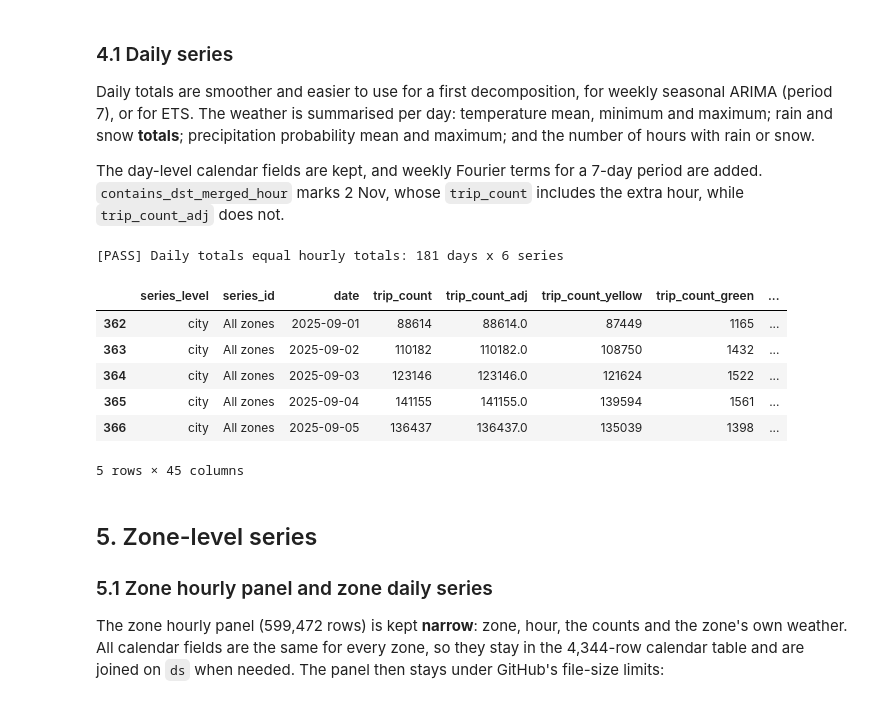
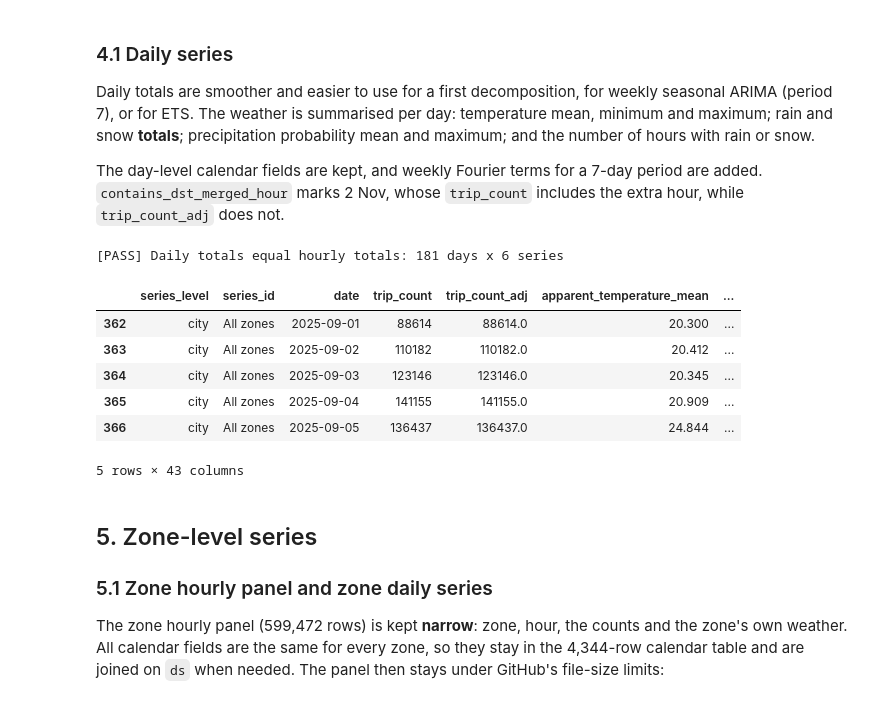
Before and after one commit to BA-CapstoneProject-12/nyc-taxi-demand-forecasting, a Jupyter notebook: scripts/time_series_data_preparation.ipynb, the cells around one changed output. Drawn from its saved outputs; the diff is of its cells as text; code cells hidden in the pictures.

```diff
--- a/scripts/time_series_data_preparation.ipynb
+++ b/scripts/time_series_data_preparation.ipynb
@@ -218,0 +178,27 @@ check("Counts match features.csv", mismatches == 0, f"{len(cmp):,} zone-hours co
+# %%
+panel = (pd.concat([first_week, features[["PULocationID", "pickup_hour", "trip_count"]]], ignore_index=True)
+         .rename(columns={"pickup_hour": "ds"}))
+panel["trip_count"] = panel["trip_count"].astype("int32")
+
+weather = pd.read_csv(WEATHER_FILE, parse_dates=["weather_hour"])
+zone_weather = (weather[["LocationID", "weather_hour", *WEATHER_VARS]]
+                .rename(columns={"LocationID": "PULocationID", "weather_hour": "ds"}))
+panel = zone_weather.merge(panel, on=["PULocationID", "ds"], how="left", validate="one_to_one")
+panel = panel.sort_values(["PULocationID", "ds"]).reset_index(drop=True)
+
+check("Grid is 138 zones x 4,344 hours with no missing counts",
+      len(panel) == 138 * len(hours) and panel["trip_count"].notna().all() and panel["PULocationID"].nunique() == 138,
+      f"{len(panel):,} rows, {len(hours):,} hours")
+check("Hourly index is regular (no gaps or repeats)",
+      (panel.groupby("PULocationID")["ds"].diff().dropna() == pd.Timedelta(hours=1)).all(),
+      "every step within each zone is exactly 1 hour")
+
+# check 3: the total equals the clean trips in the cleaning report
+report = CLEANING_REPORT.read_text(encoding="utf-8")
+n_clean = int(re.search(r"Final clean rows:\*\*\s*([\d,]+)", report).group(1).replace(",", ""))
+check("Total demand equals the clean trips in cleaning_report.md", int(panel["trip_count"].sum()) == n_clean,
+      f"{int(panel['trip_count'].sum()):,} trips")
+
+w_cmp = features.merge(panel, left_on=["PULocationID", "pickup_hour"], right_on=["PULocationID", "ds"], suffixes=("_features", ""))
+check("Weather equals the weather columns of features.csv",
+      all((w_cmp[f"{v}_features"] == w_cmp[v]).all() for v in WEATHER_VARS), f"{len(w_cmp):,} zone-hours compared")
@@ -516,41 +506,40 @@ for k in range(1, FOURIER_K + 1):
 
 
 def to_daily(hourly, keys):
     h = hourly.assign(date=hourly["ds"].dt.normalize(),
                       rain_hour=hourly["rain"] > 0, snow_hour=hourly["snowfall"] > 0)
     return (h.groupby(keys + ["date"])
              .agg(trip_count=("trip_count", "sum"), trip_count_adj=("trip_count_adj", "sum"),
-                  trip_count_yellow=("trip_count_yellow", "sum"), trip_count_green=("trip_count_green", "sum"),
                   apparent_temperature_mean=("apparent_temperature", "mean"),
                   apparent_temperature_min=("apparent_temperature", "min"),
                   apparent_temperature_max=("apparent_temperature", "max"),
                   rain_total=("rain", "sum"), snowfall_total=("snowfall", "sum"),
                   precipitation_probability_mean=("precipitation_probability", "mean"),
                   precipitation_probability_max=("precipitation_probability", "max"),
                   rain_hours=("rain_hour", "sum"), snow_hours=("snow_hour", "sum"))
              .reset_index())
 
 
 agg_daily = to_daily(agg_hourly, ["series_level", "series_id"])
 agg_daily = agg_daily.merge(agg_hourly.groupby(["series_id"])["n_zones"].first().reset_index(), on="series_id")
 agg_daily["log1p_trip_count_adj"] = np.log1p(agg_daily["trip_count_adj"]).round(6)
 agg_daily = agg_daily.merge(day_cal, on="date", how="left", validate="many_to_one")
 weather_daily_cols = [c for c in agg_daily.columns if c.startswith(("apparent_", "rain_total", "snowfall_total", "precipitation_"))]
 agg_daily[weather_daily_cols] = agg_daily[weather_daily_cols].round(3)
 
 check("Daily totals equal hourly totals",
       agg_daily.groupby("series_id")["trip_count"].sum().equals(agg_hourly.groupby("series_id")["trip_count"].sum()),
       f"{agg_daily['date'].nunique()} days x {agg_daily['series_id'].nunique()} series")
 agg_daily[agg_daily["series_id"] == "All zones"].head()
 # %% [output]
 [PASS] Daily totals equal hourly totals: 181 days x 6 series
-|  | series_level | series_id | date | trip_count | trip_count_adj | trip_count_yellow | trip_count_green | ... |
-| 362 | city | All zones | 2025-09-01 | 88614 | 88614.0 | 87449 | 1165 | ... |
-| 363 | city | All zones | 2025-09-02 | 110182 | 110182.0 | 108750 | 1432 | ... |
-| 364 | city | All zones | 2025-09-03 | 123146 | 123146.0 | 121624 | 1522 | ... |
-| 365 | city | All zones | 2025-09-04 | 141155 | 141155.0 | 139594 | 1561 | ... |
-| 366 | city | All zones | 2025-09-05 | 136437 | 136437.0 | 135039 | 1398 | ... |
+|  | series_level | series_id | date | trip_count | trip_count_adj | apparent_temperature_mean | ... |
+| 362 | city | All zones | 2025-09-01 | 88614 | 88614.0 | 20.300 | ... |
+| 363 | city | All zones | 2025-09-02 | 110182 | 110182.0 | 20.412 | ... |
+| 364 | city | All zones | 2025-09-03 | 123146 | 123146.0 | 20.345 | ... |
+| 365 | city | All zones | 2025-09-04 | 141155 | 141155.0 | 20.909 | ... |
+| 366 | city | All zones | 2025-09-05 | 136437 | 136437.0 | 24.844 | ... |
-5 rows × 45 columns
+5 rows × 43 columns
 # %% [markdown]
 ## 5. Zone-level series
 
```
Also changed, not shown: parts of 17 cells of this notebook.
